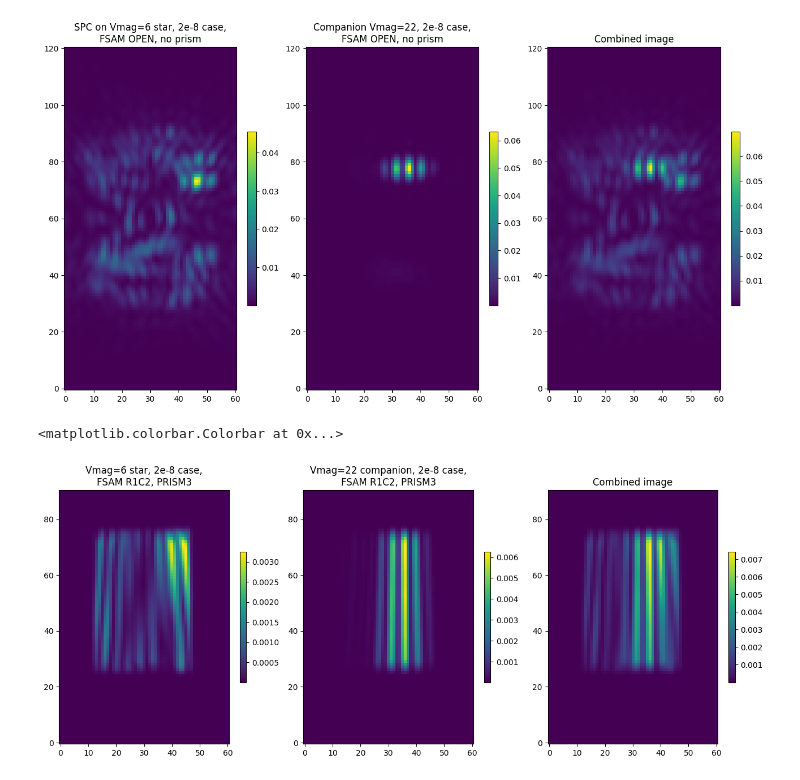
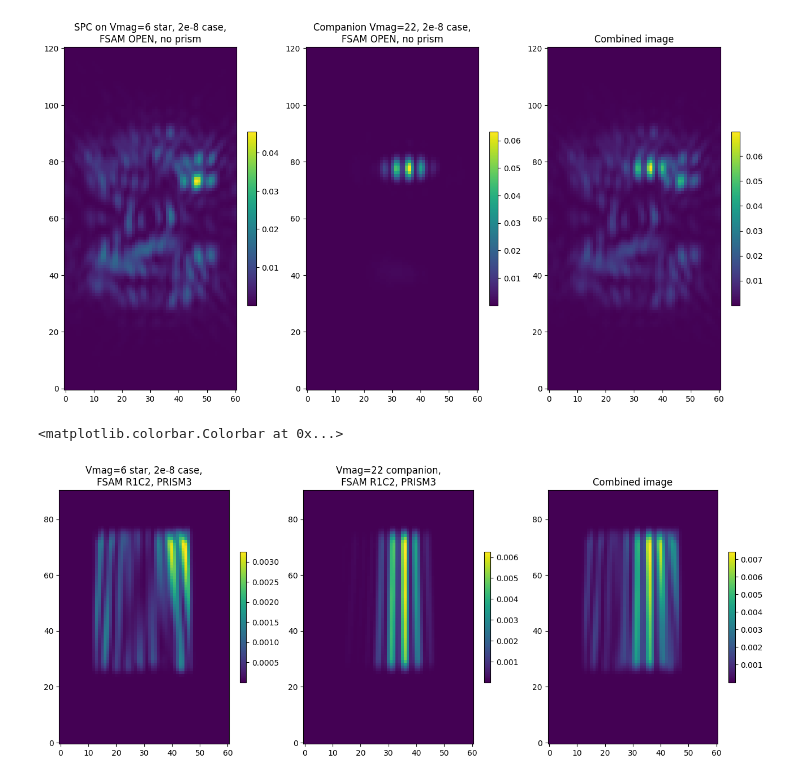
Before and after one commit to roman-corgi/corgisim, a Jupyter notebook: examples/spec_slit_prism_demo.ipynb, the cells around one changed output. Drawn from its saved outputs; the diff is of its cells as text; code cells hidden in the pictures.

Commit message:
edit label of companion prism image

```diff
--- a/examples/spec_slit_prism_demo.ipynb
+++ b/examples/spec_slit_prism_demo.ipynb
@@ -309,22 +309,22 @@ plt.colorbar(shrink=0.5)
 # %%
 fig = plt.figure(figsize=(16,6))
 plt.subplots_adjust(wspace=0.15)
 xcrop = 30
 
 plt.subplot(131)
 plt.imshow(image_star_slit_prism[xcrop:,xcrop:-xcrop],origin='lower')
 plt.title(f'Vmag={Vmag} star, {cases[0]} case,\nFSAM R1C2, PRISM3')
 plt.colorbar(shrink=0.5)
 
 plt.subplot(132)
 plt.imshow(image_comp_slit_prism[xcrop:,xcrop:-xcrop],origin='lower')
-plt.title(f'Vmag={mag_companion[0]} companion, {cases[0]} case,\nFSAM R1C2, PRISM3')
+plt.title(f'Vmag={mag_companion[0]} companion,\nFSAM R1C2, PRISM3')
 plt.colorbar(shrink=0.5)
 
 plt.subplot(133)
 plt.imshow(combined_image_slit_prism[xcrop:,xcrop:-xcrop],origin='lower')
 plt.title('Combined image')
 plt.colorbar(shrink=0.5)
 # %% [output]
 <matplotlib.colorbar.Colorbar at 0x...>
-[figure, old version]
+[figure, new version]
```
